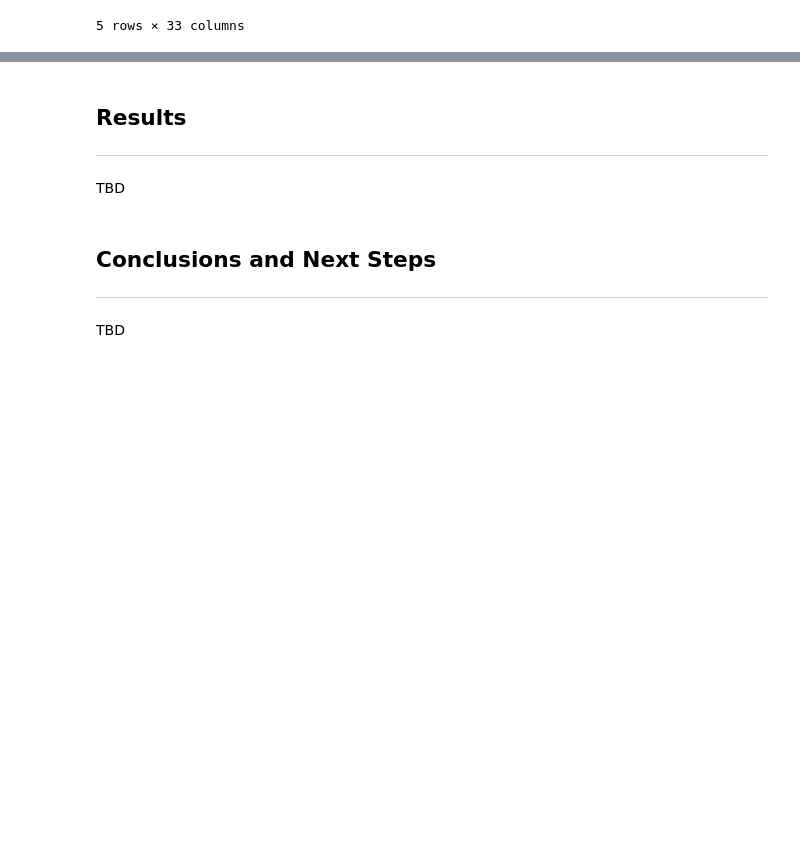
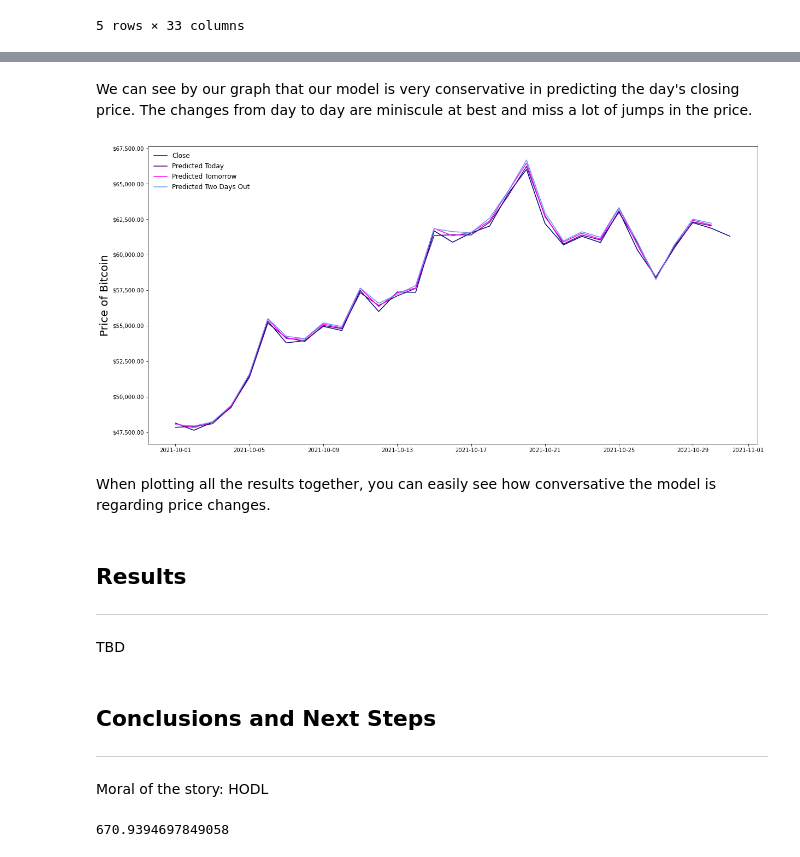
Before and after one commit to tjbray20/Cryptocurrency_Time_Series, a Jupyter notebook: TJNotebook.ipynb, the cells around one changed output, grey strips where cells are left out. Drawn from its saved outputs; the diff is of its cells as text; code cells hidden in the pictures; blank space fills up the shorter version.

```diff
--- a/TJNotebook.ipynb
+++ b/TJNotebook.ipynb
@@ -634,3 +643,20 @@ one_day_preds[['Open','Close','prediction']]
+# %% [markdown]
+We can see by our graph that our model is very conservative in predicting the day's closing price. The changes from day to day are miniscule at best and miss a lot of jumps in the price.
+# %%
+#Here we graph all the predictions together on top of each other
+fig, ax = plt.subplots(figsize = (20,10))
+ax.plot(predictions['Close'], color = 'navy')
+ax.plot(predictions['pred_today'].shift(-1), color = 'indigo')
+ax.plot(predictions['pred_tomorrow'].shift(-1), color = 'magenta')
+ax.plot(predictions['pred_2_days'].shift(-1), color = 'cornflowerblue')
+ax.set_ylabel('Price of Bitcoin', size = 20)
+ax.yaxis.set_major_formatter('${x:1,.2f}')
+ax.legend(['Close','Predicted Today','Predicted Tomorrow', 'Predicted Two Days Out'], loc = 2, fontsize = 'large', edgecolor = '1');
+#plt.savefig('Overlap.png', format = 'png')
+# %% [output]
+[figure, added]
+# %% [markdown]
+When plotting all the results together, you can easily see how conversative the model is regarding price changes.
 # %% [markdown]
 ## Results
 ***
@@ -638,4 +664,9 @@ TBD
 # %% [markdown]
 ## Conclusions and Next Steps
 ***
-TBD
+Moral of the story: HODL
+# %%
+#Bitcoin total return throughout the entirety of our dataset 671%
+np.exp(daily['return'].sum())*100
+# %% [output]
+670.9394697849058
```
Also changed, not shown: parts of 20 cells of this notebook, 4 other files.
